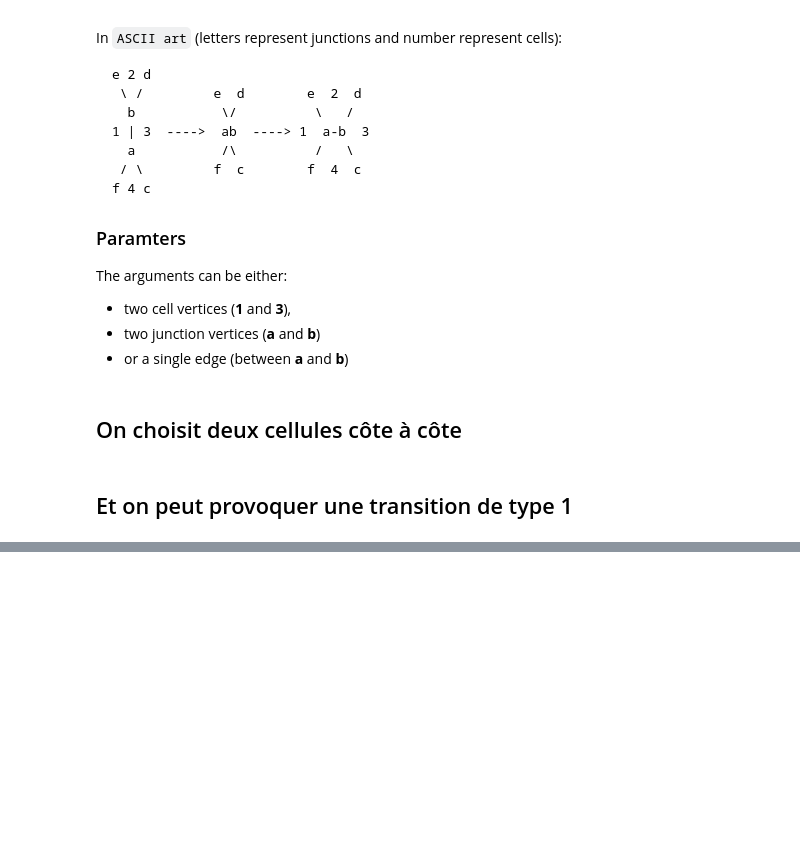
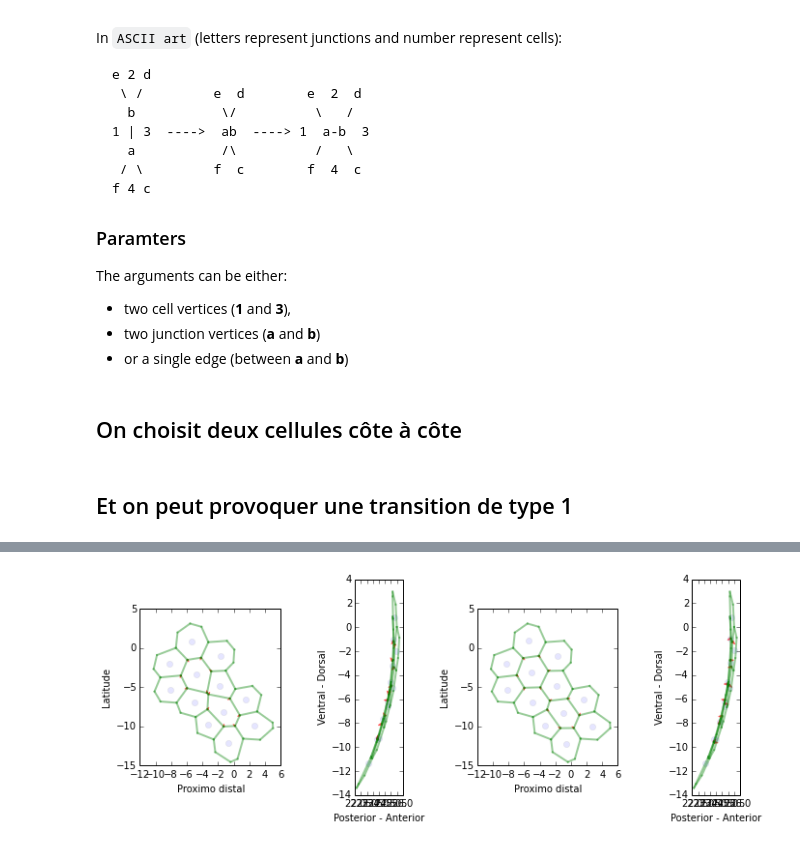
Before and after one commit to glyg/leg-joint, a Jupyter notebook: notebooks/3 - Cell division and type 1 transition.ipynb, the cells around one changed output, grey strips where cells are left out. Saved outputs shown, nothing was run; the diff lists cells and outputs as text; code cells hidden in the pictures; blank space fills up the shorter version.

```diff
--- a/notebooks/3 - Cell division and type 1 transition.ipynb
+++ b/notebooks/3 - Cell division and type 1 transition.ipynb
@@ -199,7 +122,7 @@ The arguments can be either:
 ## On choisit deux cellules côte à côte
 # %%
 eptm.set_local_mask(None)
-cell1, cell3 = eptm.graph.vertex(420), eptm.graph.vertex(1519)
+cell1, cell3 = eptm.graph.vertex(912), eptm.graph.vertex(4745)
 eptm.set_local_mask(cell1)
 eptm.set_local_mask(cell3)
 # %% [markdown]
@@ -214,2 +139,4 @@ show_type1(eptm, (cell1, cell3))
 # %%
-po0, pos1 = local_optimum(eptm, tol=1e-3, approx_grad=0)
+po0, pos1 = show_optimisation(eptm, tol=1e-3, approx_grad=0)
+# %% [output]
+[figure, added]
```
Also changed, not shown: parts of 39 cells of this notebook, 12 other files.
